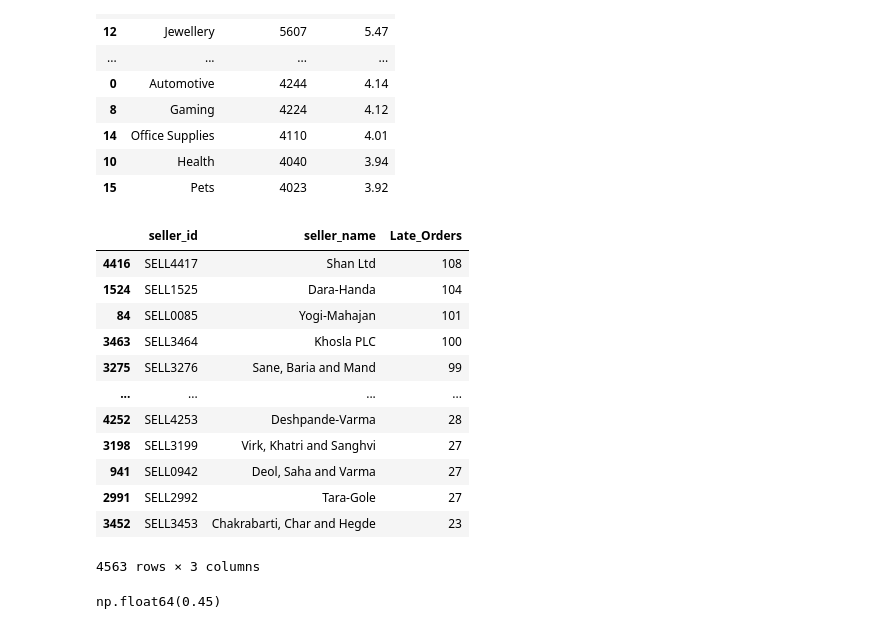
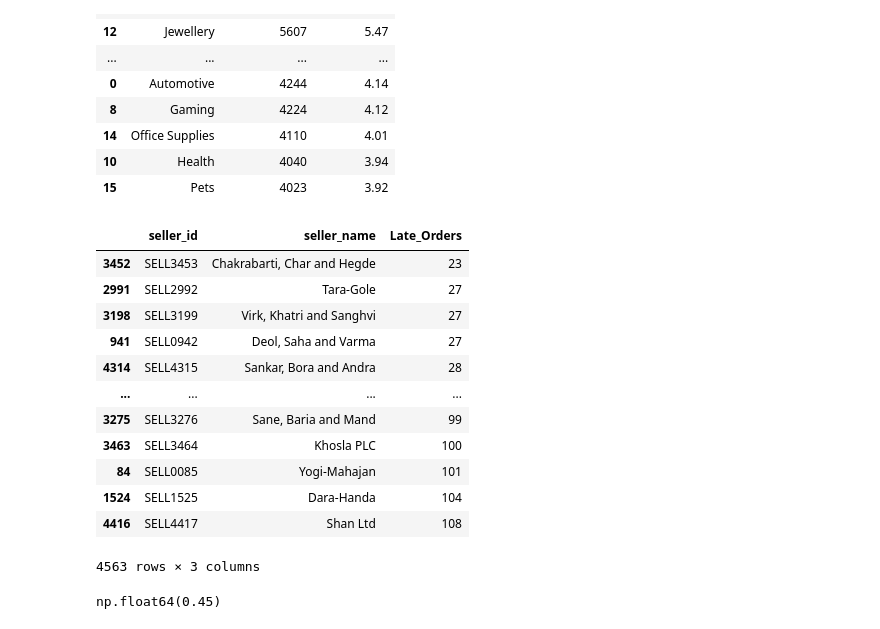
Before and after one commit to BhupathiTharun/Supply-chain-data-warehouse, a Jupyter notebook: notebooks/03_EDA.ipynb, the cells around one changed output. Cells and saved outputs as stored; diff of their text form; code cells hidden in the pictures.

```diff
--- a/notebooks/03_EDA.ipynb
+++ b/notebooks/03_EDA.ipynb
@@ -1592,20 +1615,20 @@ category_returns
 | 10 | Health | 4040 | 3.94 |
 | 15 | Pets | 4023 | 3.92 |
 # %%
-late_suppliers
+late_suppliers.sort_values('Late_Orders',ascending=True)
 # %% [output]
 |  | seller_id | seller_name | Late_Orders |
-| 4416 | SELL4417 | Shan Ltd | 108 |
-| 1524 | SELL1525 | Dara-Handa | 104 |
-| 84 | SELL0085 | Yogi-Mahajan | 101 |
-| 3463 | SELL3464 | Khosla PLC | 100 |
-| 3275 | SELL3276 | Sane, Baria and Mand | 99 |
-| ... | ... | ... | ... |
-| 4252 | SELL4253 | Deshpande-Varma | 28 |
+| 3452 | SELL3453 | Chakrabarti, Char and Hegde | 23 |
+| 2991 | SELL2992 | Tara-Gole | 27 |
 | 3198 | SELL3199 | Virk, Khatri and Sanghvi | 27 |
 | 941 | SELL0942 | Deol, Saha and Varma | 27 |
-| 2991 | SELL2992 | Tara-Gole | 27 |
-| 3452 | SELL3453 | Chakrabarti, Char and Hegde | 23 |
+| 4314 | SELL4315 | Sankar, Bora and Andra | 28 |
+| ... | ... | ... | ... |
+| 3275 | SELL3276 | Sane, Baria and Mand | 99 |
+| 3463 | SELL3464 | Khosla PLC | 100 |
+| 84 | SELL0085 | Yogi-Mahajan | 101 |
+| 1524 | SELL1525 | Dara-Handa | 104 |
+| 4416 | SELL4417 | Shan Ltd | 108 |
 4563 rows × 3 columns
 # %%
 avg_delivery_delay
```
Also changed, not shown: parts of 4 cells of this notebook.
